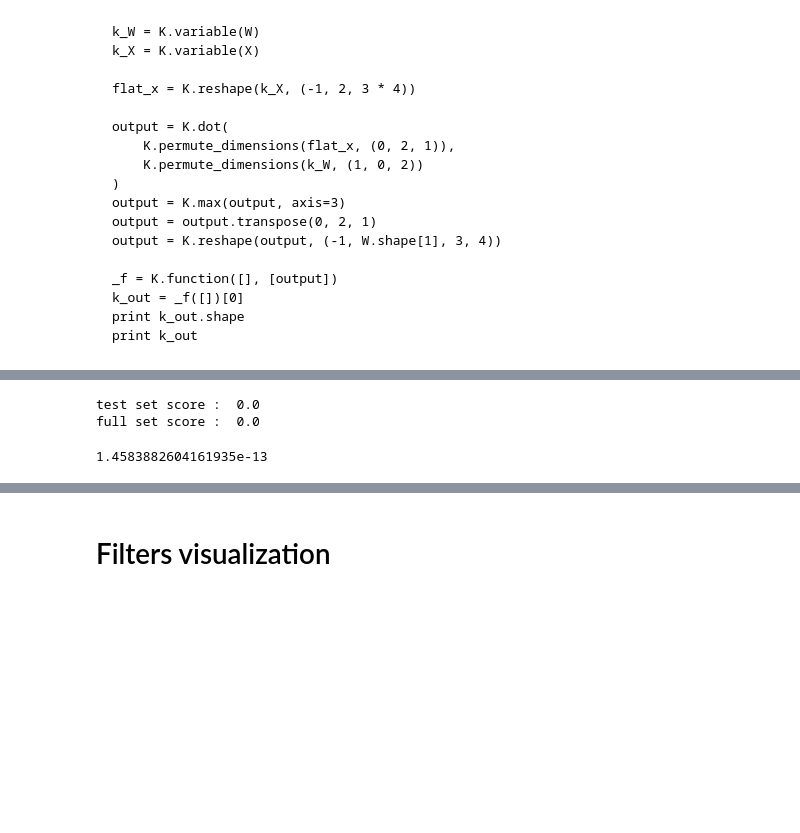
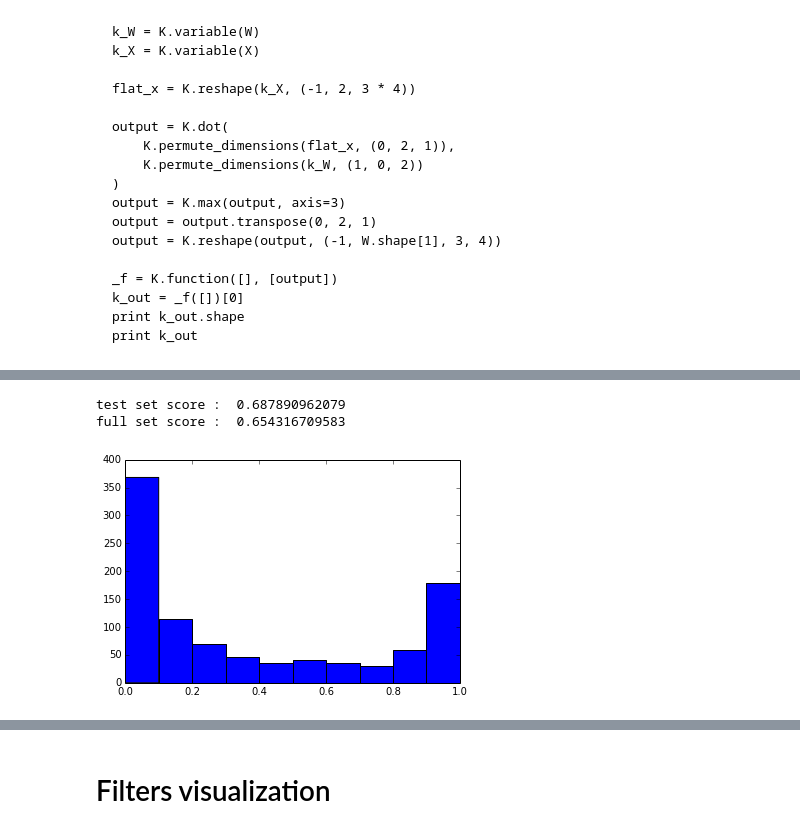
Before and after one commit to julienr/kaggle_uns, a Jupyter notebook: 18_fcnn_maxout/train_fcnn_maxout.ipynb, the cells around one changed output, grey strips where cells are left out. Cells and saved outputs as stored; diff of their text form; code cells hidden in the pictures; blank space fills up the shorter version.

```diff
--- a/18_fcnn_maxout/train_fcnn_maxout.ipynb
+++ b/18_fcnn_maxout/train_fcnn_maxout.ipynb
@@ -386,12 +423,12 @@ def predict(X):
     Y_pred, Y_pred_binary = model.predict(X)
     Y_pred_binary = Y_pred_binary.squeeze()
     Y_pred_proba = Y_pred
-    Y_pred = Y_pred > 0.3
+    Y_pred = Y_pred > 0.5
     for i in range(Y_pred.shape[0]):
         # Clear prediction where we detect to little pixels
         # Figure it out by
         # pl.hist(np.sum(np.sum(np.sum(Y_pred, axis=1), axis=1), axis=1))
-        if np.sum(Y_pred[i]) < 150 or Y_pred_binary[i] < 0.5:
+        if np.sum(Y_pred[i]) < 150 or Y_pred_binary[i] < 0.2:
             Y_pred[i,:] = 0
         pass
     return Y_pred, Y_pred_proba, Y_pred_binary
@@ -402,12 +439,12 @@ Y_full_pred, Y_full_pred_proba, Y_full_pred_binary = predict(X_full)
 print "test set score : ", utils.dice_coefficient(Y_pred, Y_test)
 print "full set score : ", utils.dice_coefficient(Y_full_pred, Y_full)
 # %% [output]
-test set score :  0.0
-full set score :  0.0
+test set score :  0.687890962079
+full set score :  0.654316709583
-# %%
-Y_pred_binary.max()
-# %% [output]
-1.4583882604161935e-13
+# %%
+_ = pl.hist(Y_pred_binary)
+# %% [output]
+[figure, added]
 # %%
 # Find the images with lowest scores
 dice_scores = []
```
Also changed, not shown: parts of 17 cells of this notebook, 4 other files.
